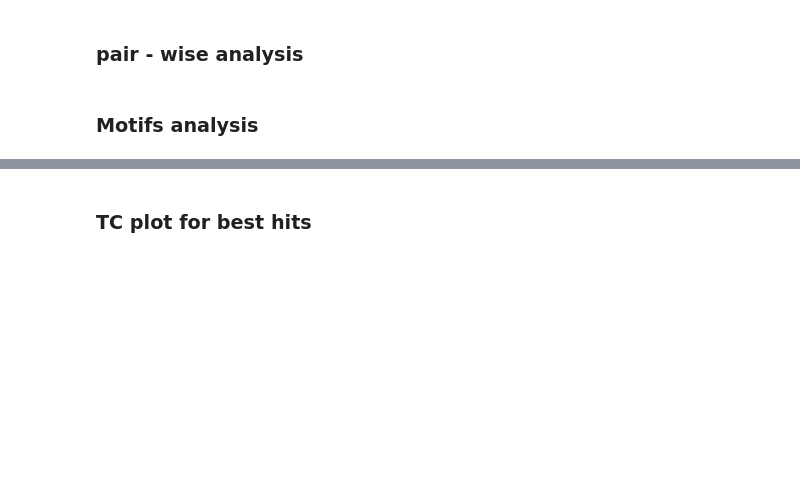
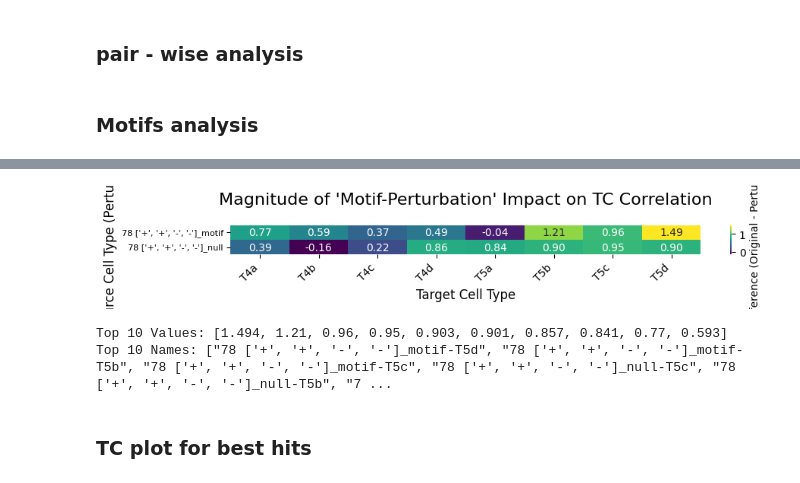
Before and after one commit to deangeckt/fly_wire_perturbations, a Jupyter notebook: moving_edge_analysis.ipynb, the cells around one changed output, grey strips where cells are left out. Saved outputs shown, nothing was run; the diff lists cells and outputs as text; code cells hidden in the pictures; blank space fills up the shorter version.

Commit message:
motif analysis

```diff
--- a/moving_edge_analysis.ipynb
+++ b/moving_edge_analysis.ipynb
@@ -192,3 +192,37 @@ plot_heat_map(plot_df)
 print_top_10(plot_df)
 # %% [markdown]
 ### Motifs analysis
+# %%
+# Structure: { 'src_cell_type_name': {'T4a': val, 'T4b': val...} }
+results_map = {}
+
+for cell_type in origianl_network_res.cell_type:
+    print(f"--- Processing Target: {cell_type} ---")
+    ct_origianl = origianl_network_res[origianl_network_res.cell_type == cell_type]
+    tc_corr_feature = get_tc_corr_feature(cell_type)
+    origial_tc_corr = ct_origianl[tc_corr_feature].values[0]
+
+    for file in os.listdir(motif_pert_path):
+        motif = file.replace(".csv", "")
+
+        if motif not in results_map:
+            results_map[motif] = {}
+
+        # Load the pair-wise perturbation data
+        try:
+            df = pd.read_csv(f"{motif_pert_path}/{file}")
+            df_ct_df = df[df.cell_type == cell_type]
+            df_corr = df_ct_df[tc_corr_feature].values[0]
+            diff_corr = (origial_tc_corr - df_corr)
+            results_map[motif][cell_type] = diff_corr
+        except FileNotFoundError:
+            print(f"File not found for source: {src_cell_type}")
+            results_map[src_cell_type][cell_type] = None
+
+# 3. Convert the dictionary to the desired DataFrame
+# orient='index' makes the dictionary keys (src_cell_type) the rows
+diff_results_df = pd.DataFrame.from_dict(results_map, orient='index')
+
+# 4. Clean up: Move the index (src_cell_type) to a proper column
+diff_results_df.index.name = 'src_cell_type'
+diff_results_df.reset_index(inplace=True)
@@ -194,0 +238,6 @@ print_top_10(plot_df)
+# %%
+if 'src_cell_type' in diff_results_df.columns:
+    plot_df = diff_results_df.set_index('src_cell_type')
+else:
+    # Assuming src_cell_type is already the index if the column doesn't exist
+    plot_df = diff_results_df.copy()
@@ -195,2 +269,9 @@ print_top_10(plot_df)
+# %%
+plot_heat_map(plot_df, title_type='Motif')
+print_top_10(plot_df)
+# %% [output]
+[figure, added]
+Top 10 Values: [1.494, 1.21, 0.96, 0.95, 0.903, 0.901, 0.857, 0.841, 0.77, 0.593]
+Top 10 Names: ["78 ['+', '+', '-', '-']_motif-T5d", "78 ['+', '+', '-', '-']_motif-T5b", "78 ['+', '+', '-', '-']_motif-T5c", "78 ['+', '+', '-', '-']_null-T5c", "78 ['+', '+', '-', '-']_null-T5b", "7 ...
 # %% [markdown]
 ### TC plot for best hits
```
Also changed, not shown: parts of 4 cells of this notebook.
